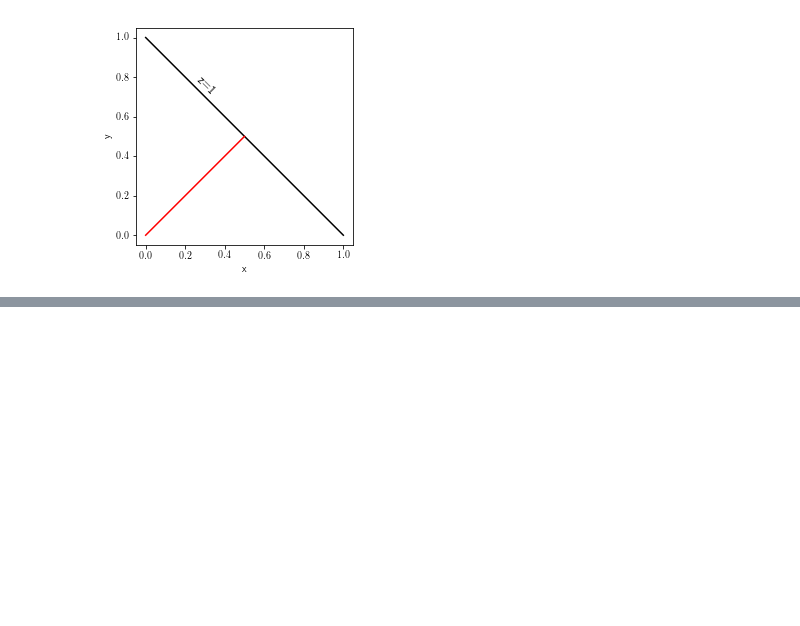
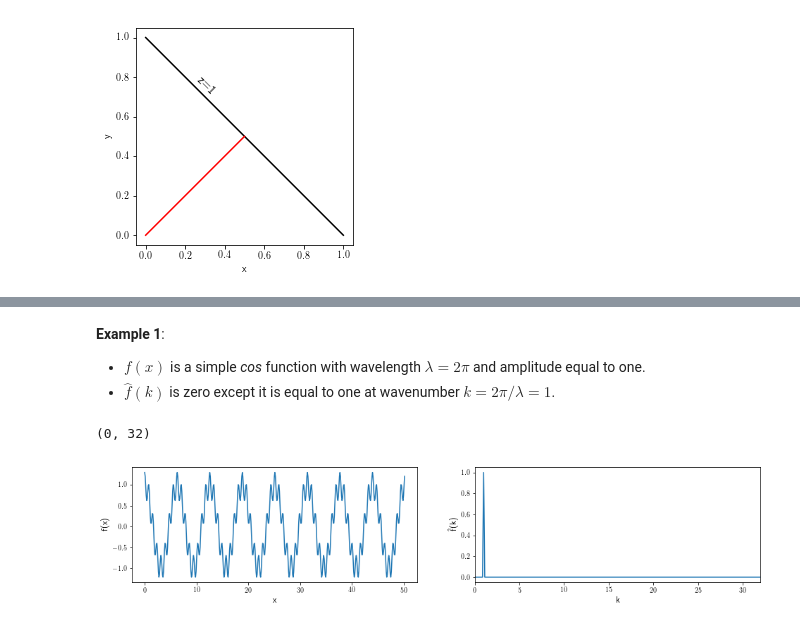
Before and after one commit to cbischoff/cmb-notebook, a Jupyter notebook: CMB angular power spectrum.ipynb, the cells around one changed output, grey strips where cells are left out. Drawn from its saved outputs; the diff is of its cells as text; code cells hidden in the pictures; blank space fills up the shorter version.

```diff
--- a/CMB angular power spectrum.ipynb
+++ b/CMB angular power spectrum.ipynb
@@ -222,0 +263,22 @@ If $x$ and $y$ are numbers drawn from independent Gaussian distributions with $(
+# %% [markdown]
+**Example 1**:
+* $f(x)$ is a simple *cos* function with wavelength $\lambda = 2 \pi$ and amplitude equal to one.
+* $\hat{f}(k)$ is zero except it is equal to one at wavenumber $k = 2 \pi / \lambda = 1$.
+# %%
+plt.figure(figsize=(16, 3))
+x = np.arange(0, 16 * np.pi, np.pi / 32)
+fx = np.cos(x) + 0.3 * np.cos(8 * x)
+plt.subplot(1, 2, 1)
+plt.plot(x, fx)
+plt.xlabel('x', fontsize=12)
+plt.ylabel('f(x)', fontsize=12)
+k = np.arange(0, 64, 0.125)
+fk = np.real(np.fft.fft(fx1)) / 256.
+plt.subplot(1, 2, 2)
+plt.plot(k, fk)
+plt.xlabel('k', fontsize=12)
+plt.ylabel('\^{f}(k)', fontsize=12)
+plt.xlim(0, 32)
+# %% [output]
+(0, 32)
+[figure, added]
```
Also changed, not shown: parts of 14 cells of this notebook.
